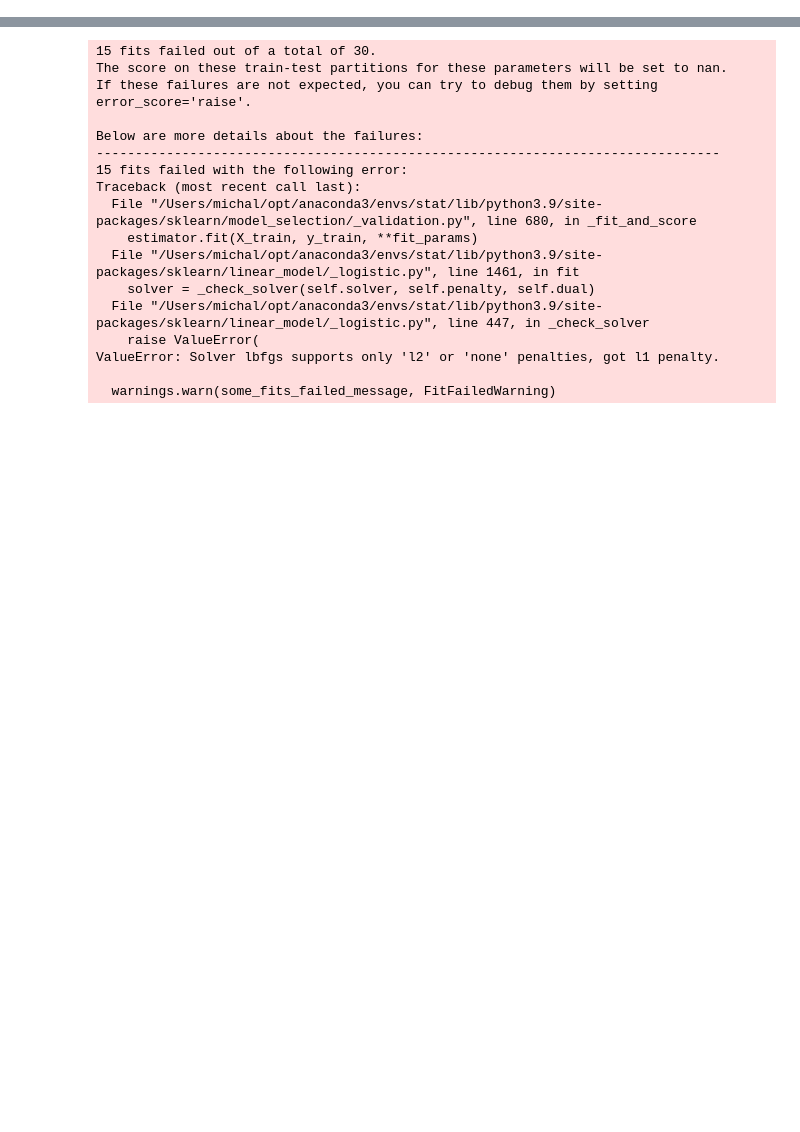
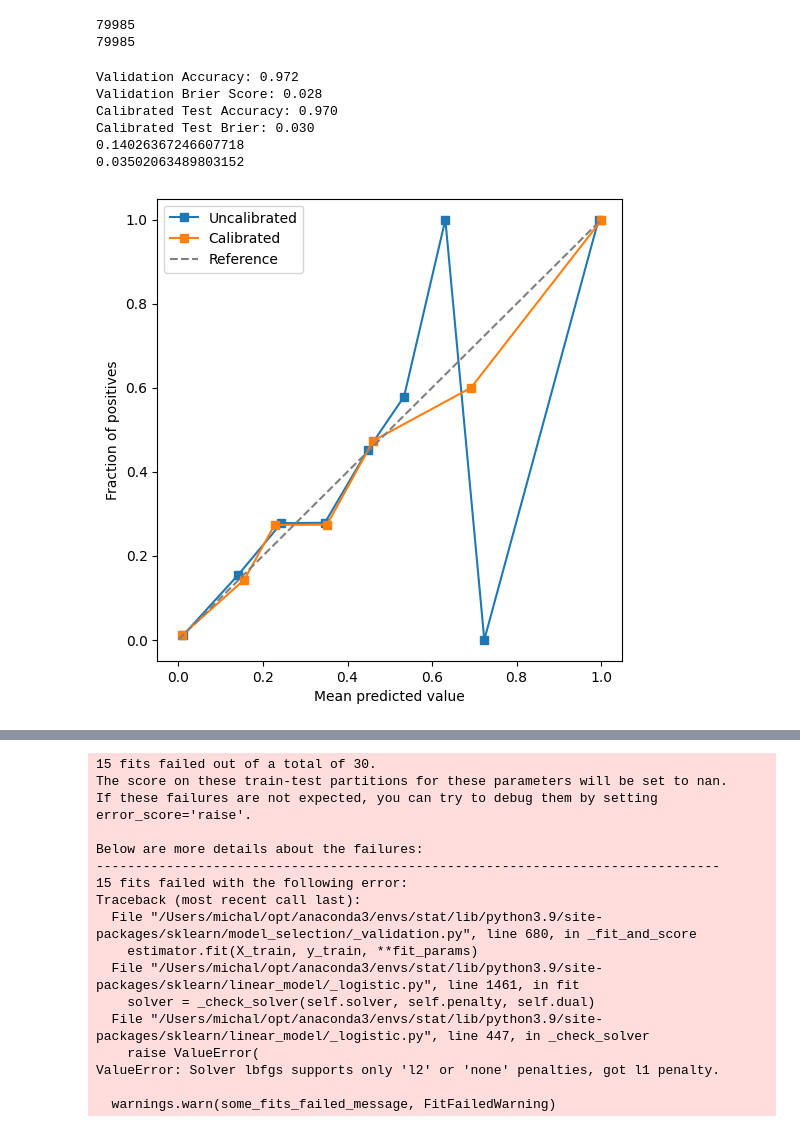
Before and after one commit to michalwodnicki/diabetes_ML, a Jupyter notebook: model/tesitng.ipynb, the cells around one changed output, grey strips where cells are left out. Drawn from its saved outputs; the diff is of its cells as text; code cells hidden in the pictures; blank space fills up the shorter version.

```diff
--- a/model/tesitng.ipynb
+++ b/model/tesitng.ipynb
@@ -42,3 +45,19 @@ def get_clean_data():
   data = data.dropna()
 
   return data
+# %%
+data = get_clean_data()
+
+X = data.drop(['diabetes'], axis=1)
+y = data['diabetes']
+scaler = StandardScaler()
+X = scaler.fit_transform(X)
+
+X_train_val, X_test, y_train_val, y_test = train_test_split(X, y, test_size=0.1, random_state=42, stratify=y)
+
+X_train, X_val, y_train, y_val = train_test_split(X_train_val, y_train_val, test_size=0.1111, random_state=42, stratify=y_train_val)
+print(len(X_train))
+print(len(y_train))
+# %% [output]
+79985
+79985
@@ -44,0 +212,10 @@ def get_clean_data():
+# %%
+create_model(data)
+# %% [output]
+Validation Accuracy: 0.972
+Validation Brier Score: 0.028
+Calibrated Test Accuracy: 0.970
+Calibrated Test Brier: 0.030
+0.14026367246607718
+0.03502063489803152
+[figure, added]
```
Also changed, not shown: parts of 9 cells of this notebook, 2 other files.
